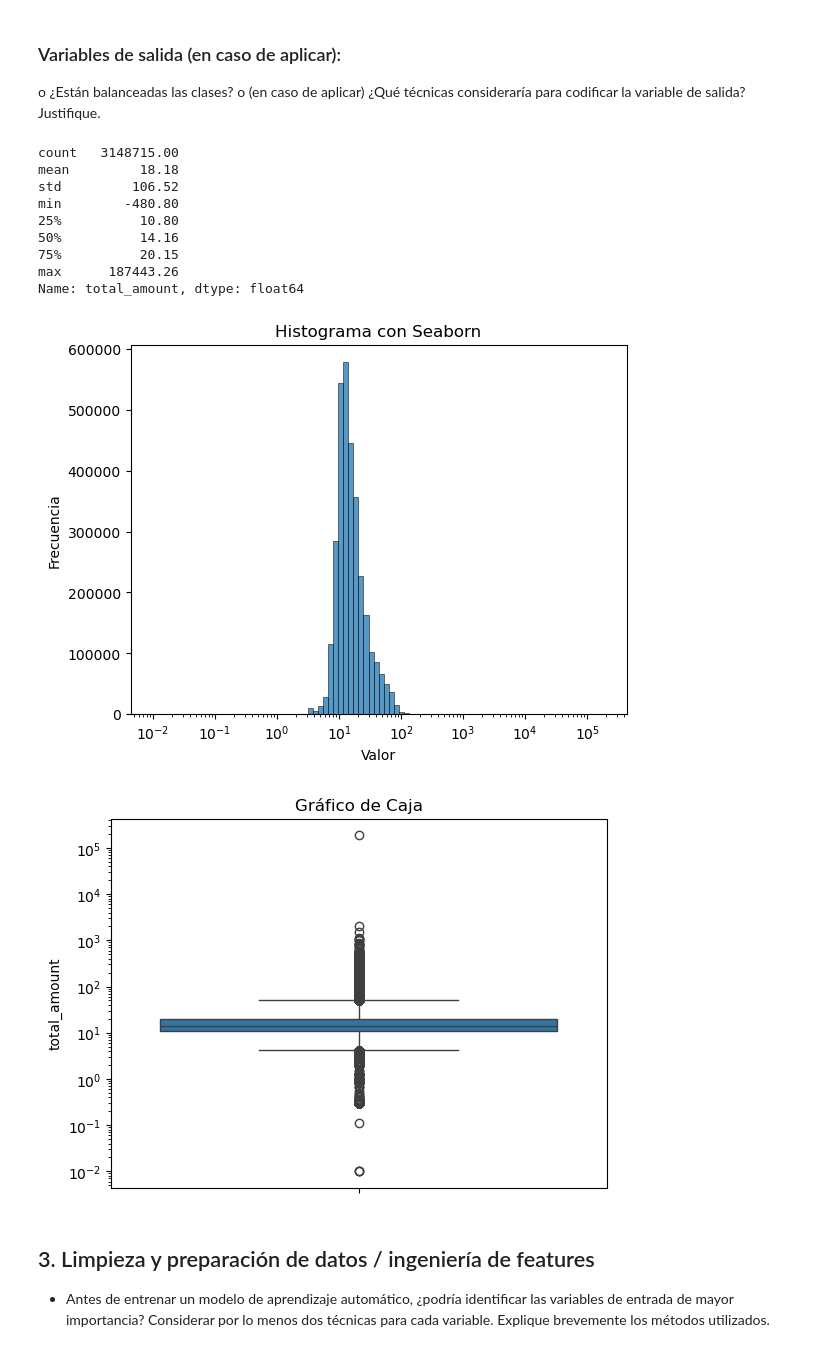
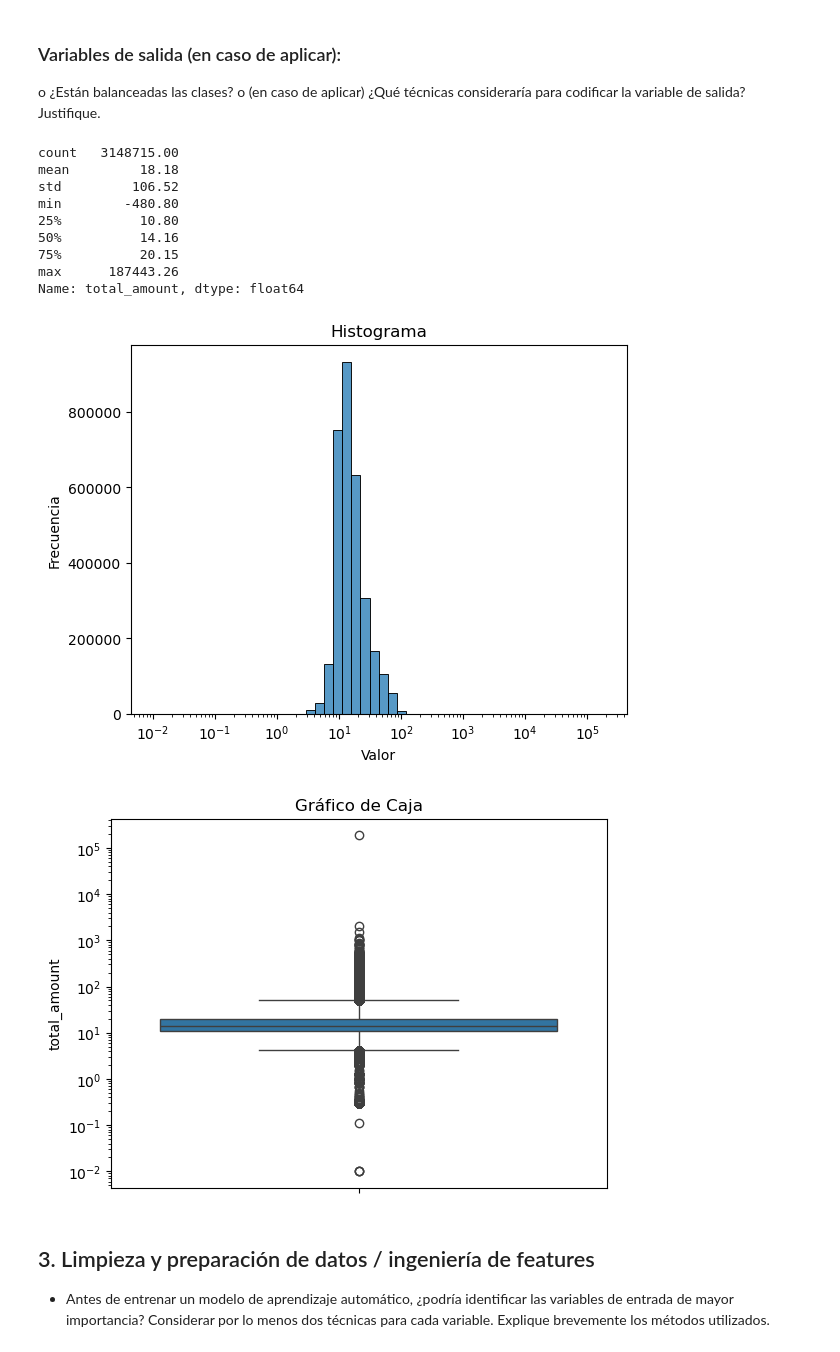
Before and after one commit to christophcharaf/AdD_tpfinal, a Jupyter notebook: AdD - TP Final Parte I.ipynb, the cells around one changed output. Saved outputs shown, nothing was run; the diff lists cells and outputs as text; code cells hidden in the pictures.

```diff
--- a/AdD - TP Final Parte I.ipynb
+++ b/AdD - TP Final Parte I.ipynb
@@ -161,32 +189,32 @@ Justifique.
 # %%
 # Ajustar las opciones de visualización para mostrar los números en formato estándar
 pd.set_option('display.float_format', lambda x: '%.2f' % x)
 
 # Resumen estadístico
 describe_stats = df['total_amount'].describe()
 print(describe_stats)
 
-sns.histplot(df['total_amount'], kde=False, bins=90,log_scale=True)
+sns.histplot(df['total_amount'], kde=False, bins=50,log_scale=True)
 plt.xlabel('Valor')
 plt.ylabel('Frecuencia')
-plt.title('Histograma con Seaborn')
+plt.title('Histograma')
 plt.show()
 
 # Crear un gráfico de caja
 sns.boxplot(data=df, y='total_amount', log_scale=True)
 plt.title('Gráfico de Caja')
 plt.show()
 # %% [output]
 count   3148715.00
 mean         18.18
 std         106.52
 min        -480.80
 25%          10.80
 50%          14.16
 75%          20.15
 max      187443.26
 Name: total_amount, dtype: float64
-[figure, old version]
+[figure, new version]
 [figure]
 # %% [markdown]
 ## 3. Limpieza y preparación de datos / ingeniería de features
```
Also changed, not shown: parts of 5 cells of this notebook, 2 other files.
